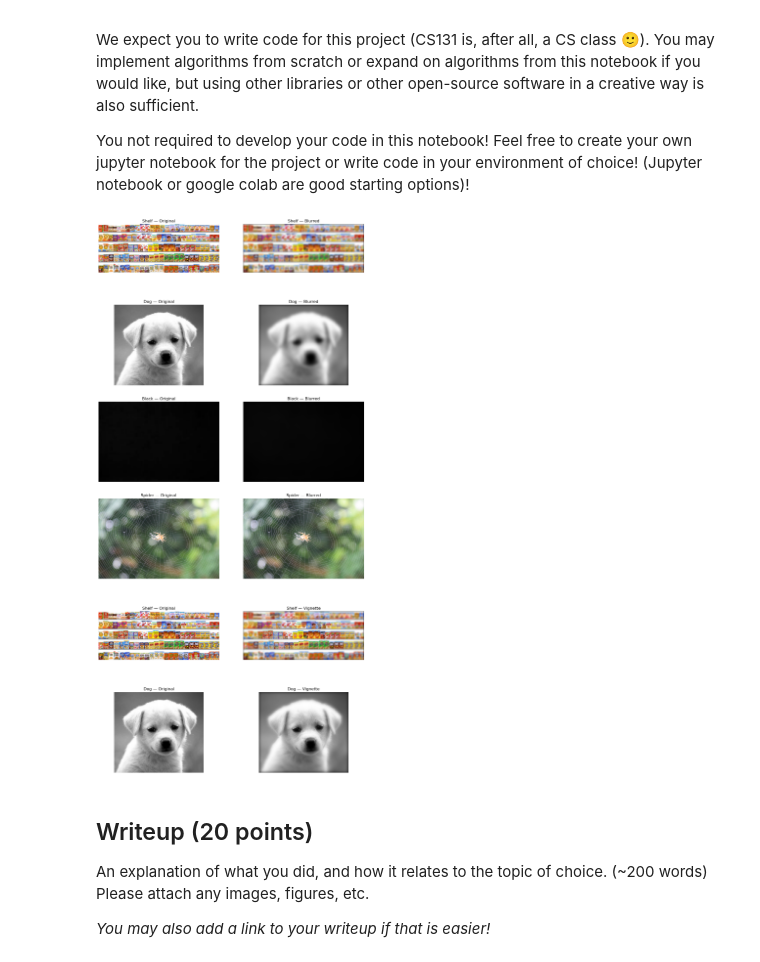
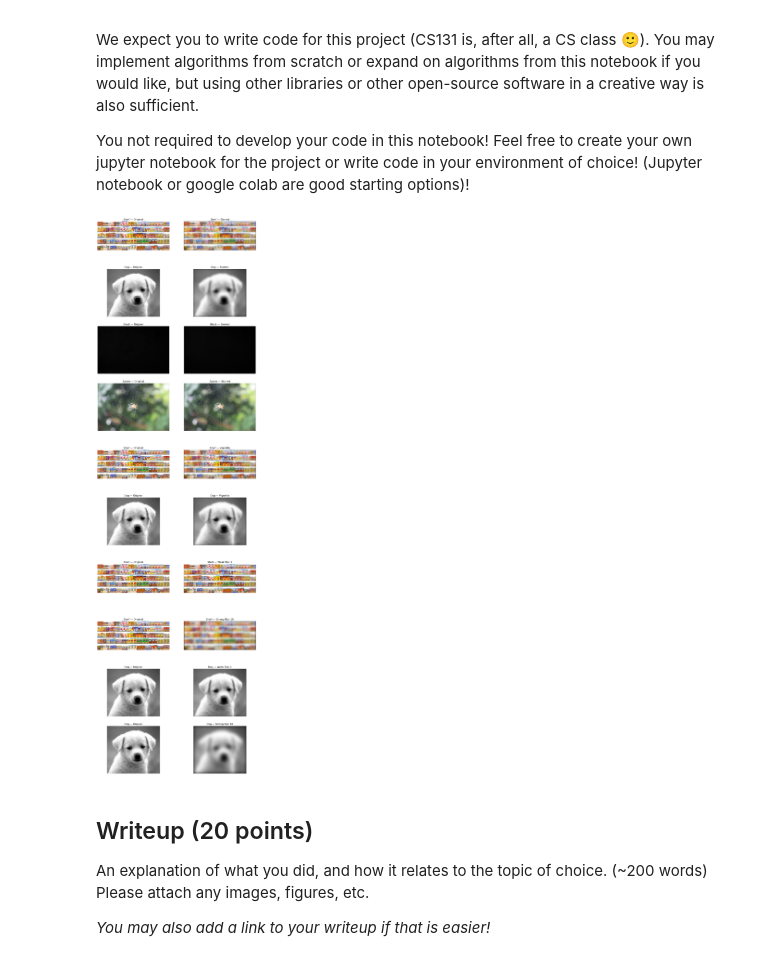
Before and after one commit to jessicahhu/CS131_release, a Jupyter notebook: spring_2026/project1_release/option_A/option_a_exploration.ipynb, the cells around one changed output. Cells and saved outputs as stored; diff of their text form; code cells hidden in the pictures.

```diff
--- a/spring_2026/project1_release/option_A/option_a_exploration.ipynb
+++ b/spring_2026/project1_release/option_A/option_a_exploration.ipynb
@@ -32,6 +33,8 @@ from PIL import Image
 from filters import conv_fast
 
 BLUR_FACTOR = 5
+BLUR_FACTOR_WEAK = 2
+BLUR_FACTOR_STRONG = 10
 
 def gaussian_kernel(size, sigma):
     k = size // 2
@@ -42,11 +45,7 @@ def gaussian_kernel(size, sigma):
 def blur_image(img_array, blur_factor=1.0):
     sigma = blur_factor
 
-    size = int(6 * sigma)
-    if size < 3:
-        size = 3
-    if size % 2 == 0:
-        size = size + 1
+    size = max(3, int(6 * sigma) | 1)
 
     kernel = gaussian_kernel(size=size, sigma=sigma)
 
@@ -78,17 +77,13 @@ def add_vignette(img_array, blur_factor=5.0):
     y_norm = (y - cy) / cy
 
     dist = np.sqrt(x_norm ** 2 + y_norm ** 2)
-
     dist_clipped = np.clip(dist, 0, 1)
-
     mask = 1 - dist_clipped
-
     mask = mask[:, :, np.newaxis]
 
     blurred = blur_image(img_array, blur_factor=blur_factor)
 
     result = (mask * img_array) + ((1 - mask) * blurred)
-
     result = np.clip(result, 0, 255)
     result = result.astype(np.uint8)
 
@@ -102,75 +97,119 @@ spider = np.array(Image.open("spider.jpg"))
 shelf_blurred = blur_image(shelf, blur_factor=BLUR_FACTOR)
 dog_blurred = blur_image(dog, blur_factor=BLUR_FACTOR)
 black_blurred = blur_image(black, blur_factor=BLUR_FACTOR)
-spider_blurred = blur_image(spider)
+spider_blurred = blur_image(spider, blur_factor=BLUR_FACTOR)
 shelf_vignette = add_vignette(shelf, blur_factor=BLUR_FACTOR)
 dog_vignette = add_vignette(dog, blur_factor=BLUR_FACTOR)
+shelf_weak = blur_image(shelf, blur_factor=BLUR_FACTOR_WEAK)
+shelf_strong = blur_image(shelf, blur_factor=BLUR_FACTOR_STRONG)
+dog_weak = blur_image(dog, blur_factor=BLUR_FACTOR_WEAK)
+dog_strong = blur_image(dog, blur_factor=BLUR_FACTOR_STRONG)
 
-plt.figure(figsize=(14, 30))
+plt.figure(figsize=(14, 50))
 
-plt.subplot(6, 2, 1)
+plt.subplot(10, 2, 1)
 plt.imshow(shelf)
 plt.title('Shelf — Original')
 plt.axis('off')
 
-plt.subplot(6, 2, 2)
+plt.subplot(10, 2, 2)
 plt.imshow(shelf_blurred)
 plt.title('Shelf — Blurred')
 plt.axis('off')
 
-plt.subplot(6, 2, 3)
+plt.subplot(10, 2, 3)
 plt.imshow(dog)
 plt.title('Dog — Original')
 plt.axis('off')
 
-plt.subplot(6, 2, 4)
+plt.subplot(10, 2, 4)
 plt.imshow(dog_blurred)
 plt.title('Dog — Blurred')
 plt.axis('off')
 
-plt.subplot(6, 2, 5)
+plt.subplot(10, 2, 5)
 plt.imshow(black)
 plt.title('Black — Original')
 plt.axis('off')
 
-plt.subplot(6, 2, 6)
+plt.subplot(10, 2, 6)
 plt.imshow(black_blurred)
 plt.title('Black — Blurred')
 plt.axis('off')
 
-plt.subplot(6, 2, 7)
+plt.subplot(10, 2, 7)
 plt.imshow(spider)
 plt.title('Spider — Original')
 plt.axis('off')
 
-plt.subplot(6, 2, 8)
+plt.subplot(10, 2, 8)
 plt.imshow(spider_blurred)
 plt.title('Spider — Blurred')
 plt.axis('off')
 
-plt.subplot(6, 2, 9)
+plt.subplot(10, 2, 9)
 plt.imshow(shelf)
 plt.title('Shelf — Original')
 plt.axis('off')
 
-plt.subplot(6, 2, 10)
+plt.subplot(10, 2, 10)
 plt.imshow(shelf_vignette)
 plt.title('Shelf — Vignette')
 plt.axis('off')
 
-plt.subplot(6, 2, 11)
+plt.subplot(10, 2, 11)
 plt.imshow(dog)
 plt.title('Dog — Original')
 plt.axis('off')
 
-plt.subplot(6, 2, 12)
+plt.subplot(10, 2, 12)
 plt.imshow(dog_vignette)
 plt.title('Dog — Vignette')
 plt.axis('off')
 
+plt.subplot(10, 2, 13)
+plt.imshow(shelf)
+plt.title('Shelf — Original')
+plt.axis('off')
+
+plt.subplot(10, 2, 14)
+plt.imshow(shelf_weak)
+plt.title(f'Shelf — Weak Blur 2')
+plt.axis('off')
+
+plt.subplot(10, 2, 15)
+plt.imshow(shelf)
+plt.title('Shelf — Original')
+plt.axis('off')
+
+plt.subplot(10, 2, 16)
+plt.imshow(shelf_strong)
+plt.title(f'Shelf — Strong Blur 10')
+plt.axis('off')
+
+plt.subplot(10, 2, 17)
+plt.imshow(dog)
+plt.title('Dog — Original')
+plt.axis('off')
+
+plt.subplot(10, 2, 18)
+plt.imshow(dog_weak)
+plt.title(f'Dog — Weak Blur 2')
+plt.axis('off')
+
+plt.subplot(10, 2, 19)
+plt.imshow(dog)
+plt.title('Dog — Original')
+plt.axis('off')
+
+plt.subplot(10, 2, 20)
+plt.imshow(dog_strong)
+plt.title(f'Dog — Strong Blur 10')
+plt.axis('off')
+
 plt.show()
 # %% [output]
-[figure, old version]
+[figure, new version]
 # %% [markdown]
 ## Writeup (20 points)
 
```
Also changed, not shown: parts of 2 cells of this notebook, 1 other file.
